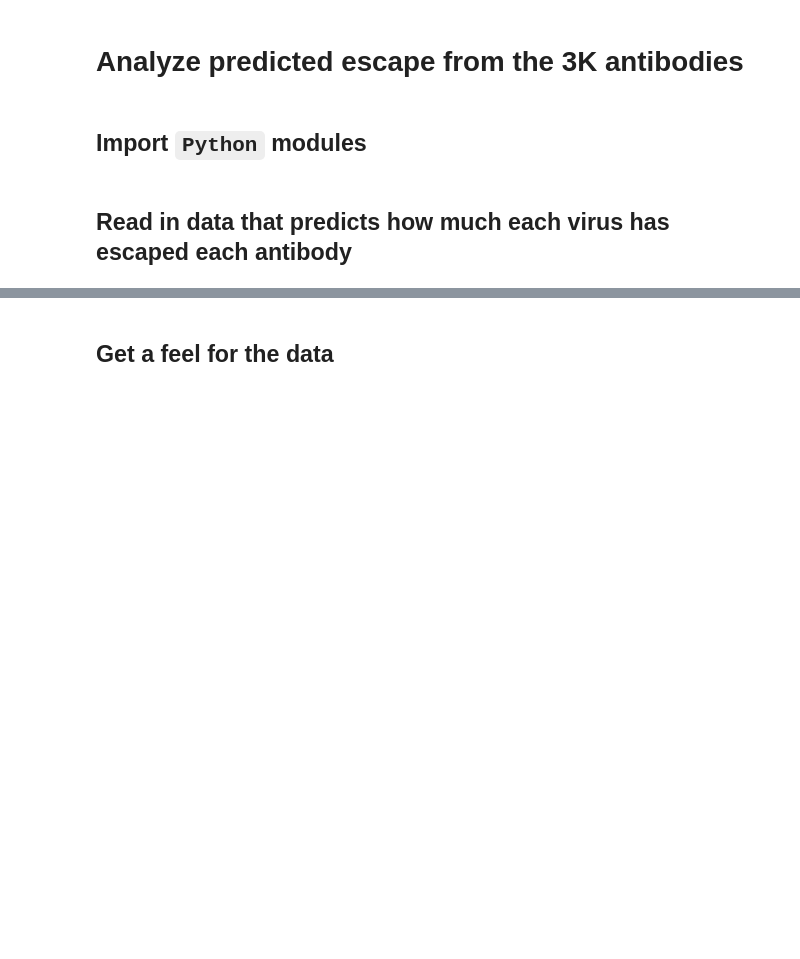
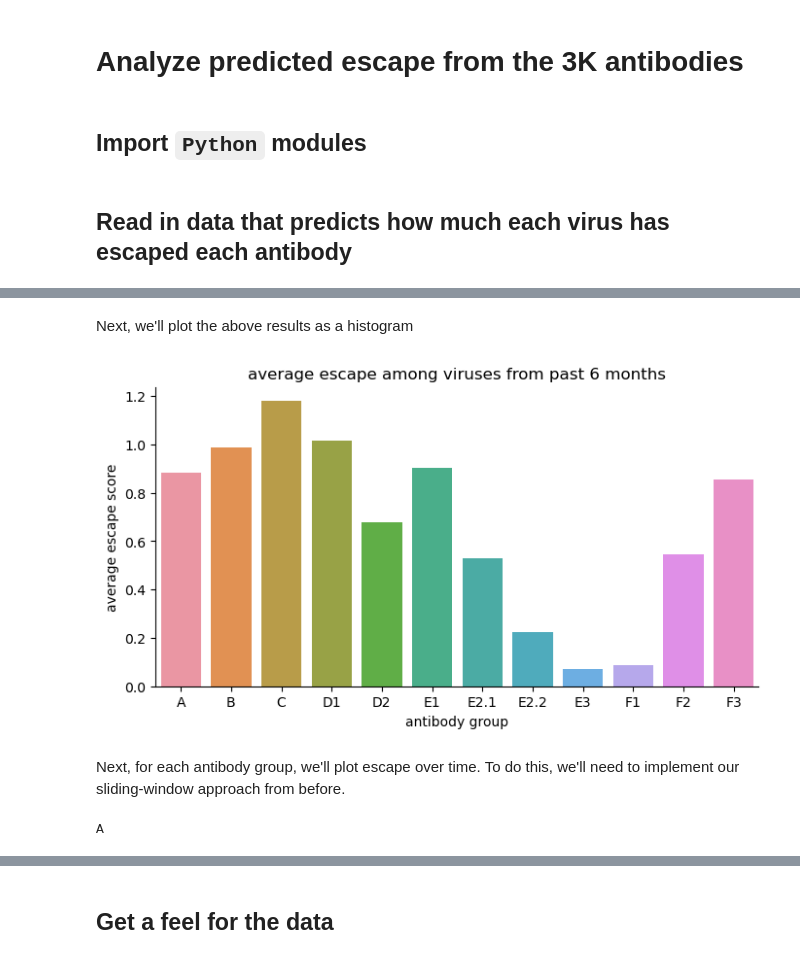
Before and after one commit to matsengrp/ncov-ab-escape, a Jupyter notebook: analysis_code_3K.ipynb, the cells around one changed output, grey strips where cells are left out. Saved outputs shown, nothing was run; the diff lists cells and outputs as text; code cells hidden in the pictures; blank space fills up the shorter version.

```diff
--- a/analysis_code_3K.ipynb
+++ b/analysis_code_3K.ipynb
@@ -25,0 +48,3 @@ escape_df.head()
+# %%
+# Get data for all viruses after timepoint 2.5
+recent_data = escape_df[escape_df['time'] > 2.5].copy()
@@ -25,0 +75,16 @@ escape_df.head()
+# %% [markdown]
+Next, we'll plot the above results as a histogram
+# %%
+avg_escape_data = recent_data.groupby('ab_group').mean(numeric_only=True)
+avg_escape_data.reset_index(inplace=True)
+plt.figure(figsize=[8,4])
+sns.barplot(y='escape_score', x='ab_group', data=avg_escape_data)
+plt.title('average escape among viruses from past 6 months')
+plt.xlabel('antibody group')
+plt.ylabel('average escape score')
+sns.despine()
+plt.show()
+# %% [output]
+[figure, added]
+# %% [markdown]
+Next, for each antibody group, we'll plot escape over time. To do this, we'll need to implement our sliding-window approach from before.
@@ -25,0 +94,4 @@ escape_df.head()
+# %%
+print(ab_group)
+# %% [output]
+A
```
Also changed, not shown: parts of 21 cells of this notebook.
